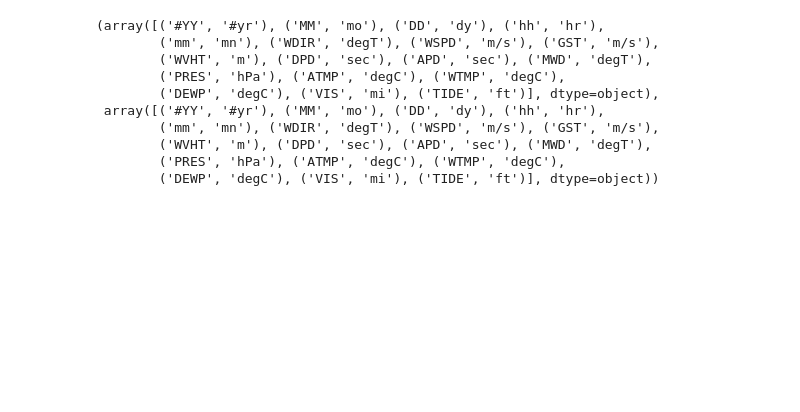
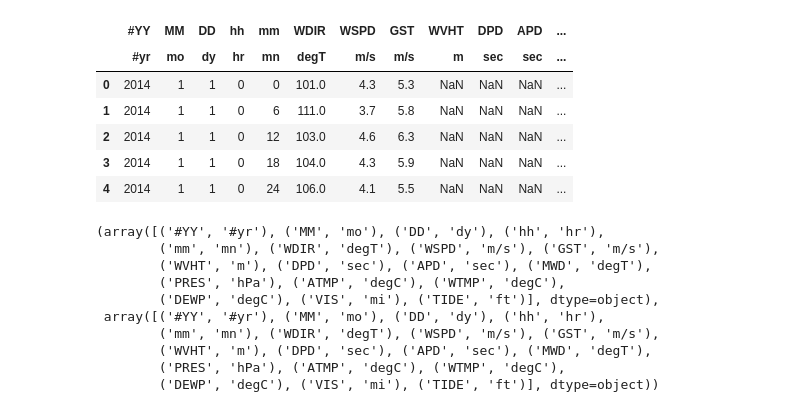
Before and after one commit to nishraptor/Mok1-Sea-Data, a Jupyter notebook: Ouida.ipynb, the cells around one changed output. Saved outputs shown, nothing was run; the diff lists cells and outputs as text; code cells hidden in the pictures; blank space fills up the shorter version.

Commit message:
Added functionality for docID variable, which will be passed to Oida.ipynb. The notebook can now take the docID value and open cinergi to find the url of the data and retrieve it.

```diff
--- a/Ouida.ipynb
+++ b/Ouida.ipynb
@@ -66,3 +76,24 @@ from datetime import datetime, date, time
+# %%
+
+#construct url from variable
+cinergi_url = "http://cinergi.sdsc.edu/geoportal/rest/metadata/item/" + docID
+
+test_data = ''
+with urllib.request.urlopen(cinergi_url) as url:
+    data = json.loads(url.read().decode())
+    data = data["_source"]["links_s"]
+    test_data = pd.read_csv(data, delim_whitespace=True, header=[0,1], na_values=['99.0','999.0','99.00','999','9999.0' ])
+
+# Preview Data from Cinergi URL
+test_data.head()
+# %% [output]
+|  | #YY | MM | DD | hh | mm | WDIR | WSPD | GST | WVHT | DPD | APD | ... |
+|  | #yr | mo | dy | hr | mn | degT | m/s | m/s | m | sec | sec | ... |
+| 0 | 2014 | 1 | 1 | 0 | 0 | 101.0 | 4.3 | 5.3 | NaN | NaN | NaN | ... |
+| 1 | 2014 | 1 | 1 | 0 | 6 | 111.0 | 3.7 | 5.8 | NaN | NaN | NaN | ... |
+| 2 | 2014 | 1 | 1 | 0 | 12 | 103.0 | 4.6 | 6.3 | NaN | NaN | NaN | ... |
+| 3 | 2014 | 1 | 1 | 0 | 18 | 104.0 | 4.3 | 5.9 | NaN | NaN | NaN | ... |
+| 4 | 2014 | 1 | 1 | 0 | 24 | 106.0 | 4.1 | 5.5 | NaN | NaN | NaN | ... |
 # %%
 # file we are working with
 # file1_url = "http://www.ndbc.noaa.gov/view_text_file.php?filename=mokh1h2014.txt.gz&dir=data/historical/stdmet/"
```
Also changed, not shown: parts of 8 cells of this notebook.
